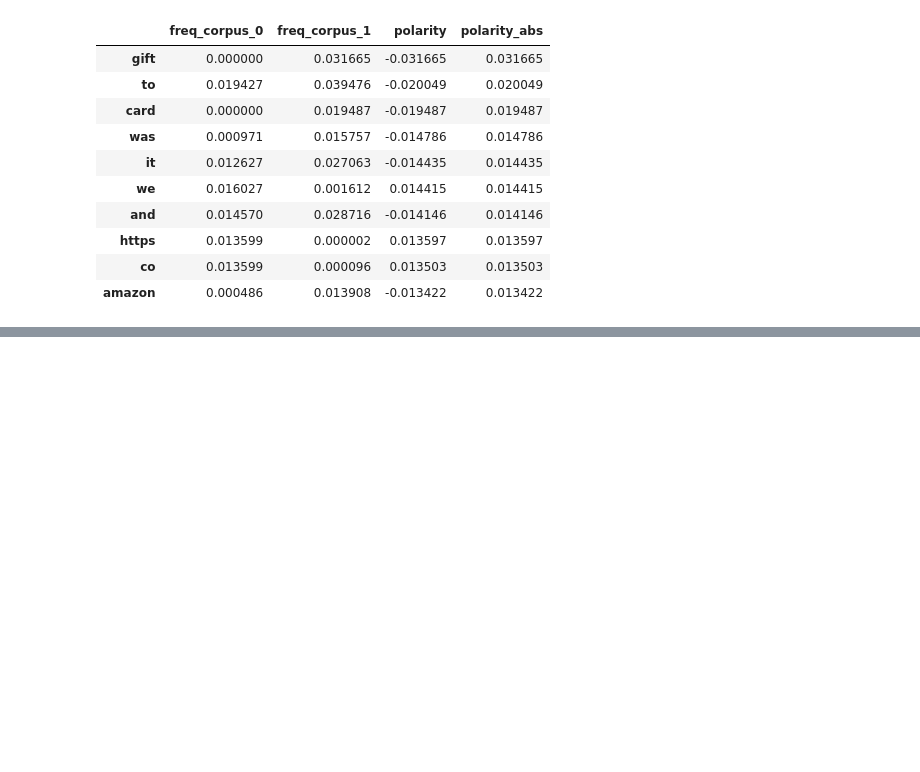
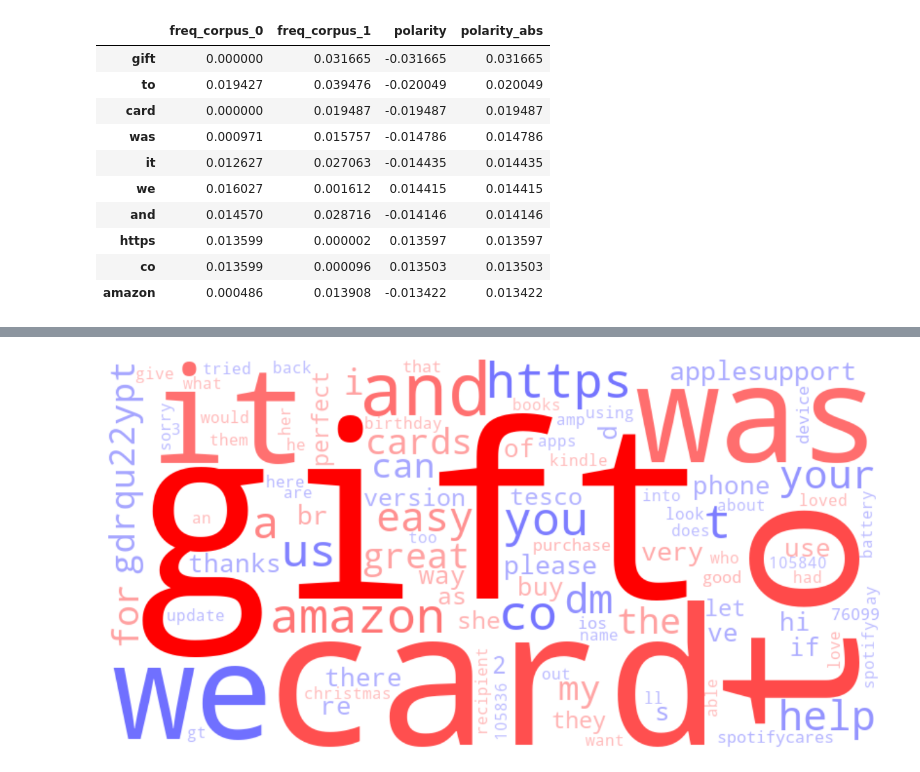
Before and after one commit to Sydney-Informatics-Hub/juxtorpus, a Jupyter notebook: notebooks/workshops/4-jux.ipynb, the cells around one changed output, grey strips where cells are left out. Drawn from its saved outputs; the diff is of its cells as text; code cells hidden in the pictures; blank space fills up the shorter version.

```diff
--- a/notebooks/workshops/4-jux.ipynb
+++ b/notebooks/workshops/4-jux.ipynb
@@ -88,0 +98,9 @@ tfidf, llv = jux.polarity.tfidf(), jux.polarity.log_likelihood()
+# %%
+from juxtorpus.features.polarity import PolarityWordCloud
+
+pwc = PolarityWordCloud(tf, col_polarity='polarity', col_size='polarity_abs')
+pwc.gradate('blue', 'red')
+pwc.top(100)
+pwc.render(height=16, width=16)
+# %% [output]
+[figure, added]
```
Also changed, not shown: parts of 4 cells of this notebook.
